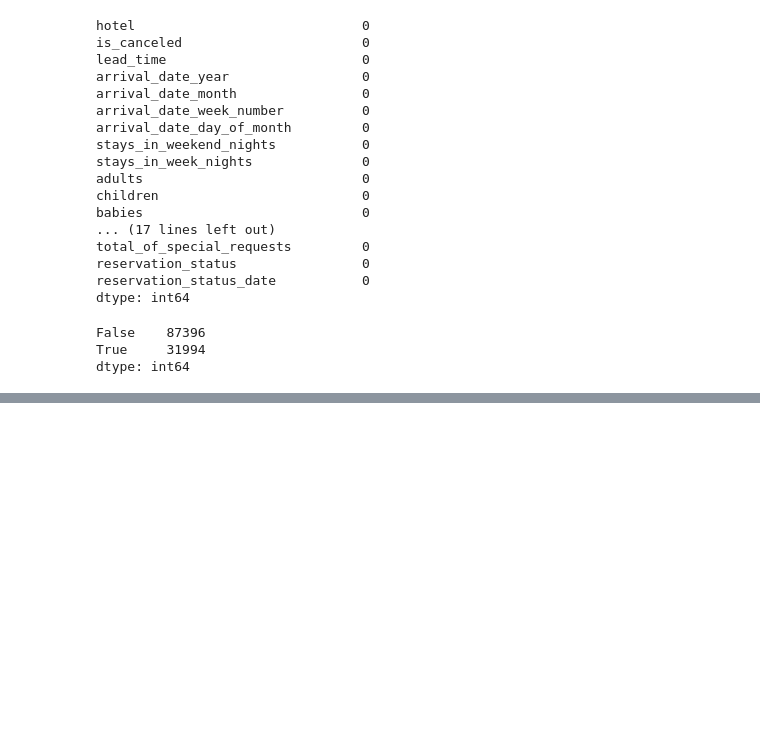
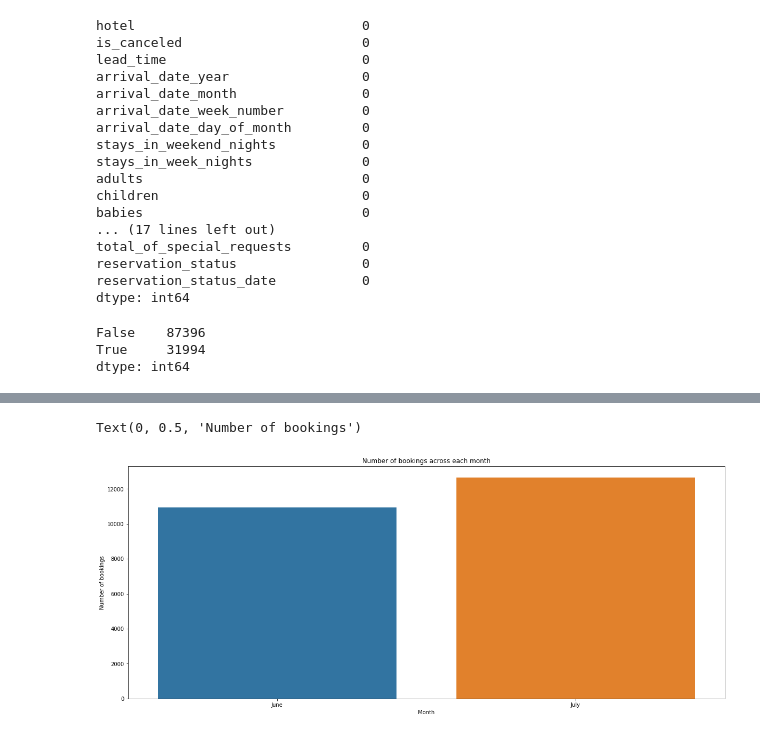
Before and after one commit to aman699/tesla-code, a Jupyter notebook: tesla_Hotelaman.ipynb, the cells around one changed output, grey strips where cells are left out. Cells and saved outputs as stored; diff of their text form; code cells hidden in the pictures; blank space fills up the shorter version.

```diff
--- a/tesla_Hotelaman.ipynb
+++ b/tesla_Hotelaman.ipynb
@@ -163,0 +304,16 @@ Text(0.5, 1.0, 'Number of guests from diffrent Countries')
+# %%
+
+plt.figure(figsize=(20,8))
+
+#pltting lineplot on x- months & y- booking counts
+sns.barplot(x=bookings_by_months_df['arrival_date_month'],y=bookings_by_months_df['Counts'])
+
+# set title for the plot
+plt.title('Number of bookings across each month')
+#set x label
+plt.xlabel('Month')
+#set y label
+plt.ylabel('Number of bookings')
+# %% [output]
+Text(0, 0.5, 'Number of bookings')
+[figure, added]
```
Also changed, not shown: parts of 30 cells of this notebook.
